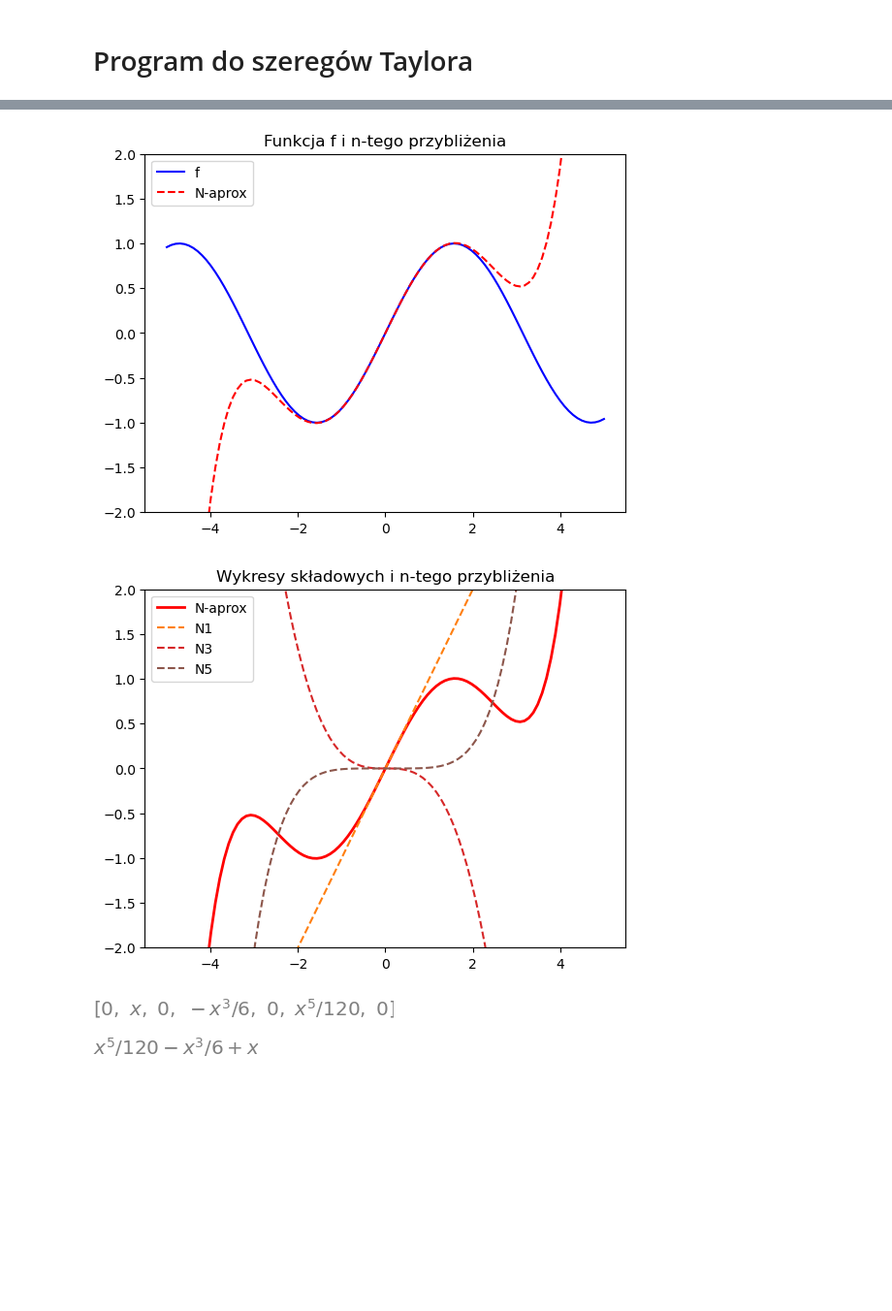
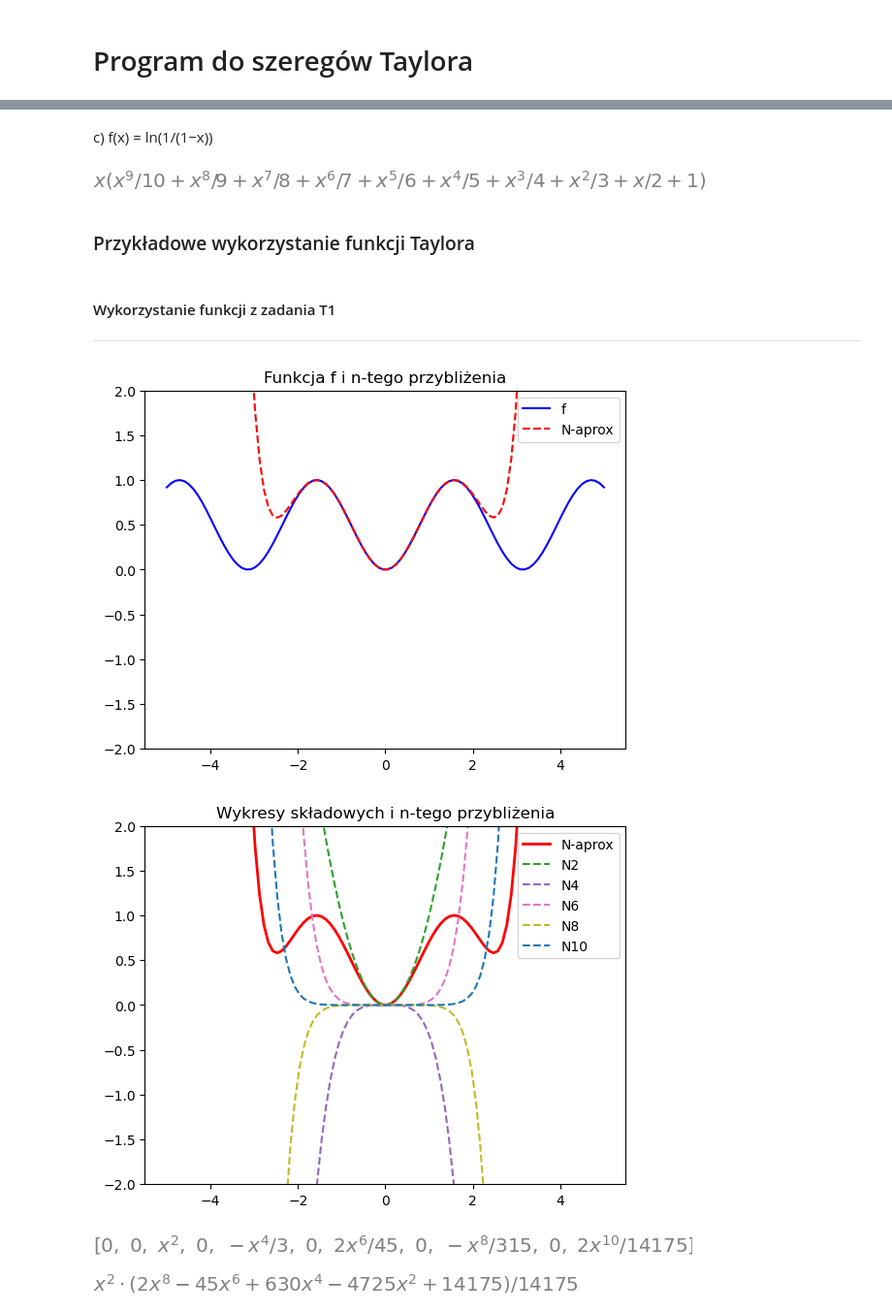
Before and after one commit to pzajaczkowski/ONWP, a Jupyter notebook: lista6/taylor.ipynb, the cells around one changed output, grey strips where cells are left out. Shown at 97% size. Saved outputs shown, nothing was run; the diff lists cells and outputs as text; code cells hidden in the pictures; blank space fills up the shorter version.

Commit message:
fourier i taylor gotowy

```diff
--- a/lista6/taylor.ipynb
+++ b/lista6/taylor.ipynb
@@ -4,27 +4,12 @@
 from sympy import (
     symbols,
     init_printing,
-    Integral,
-    cos,
-    sin,
-    Eq,
-    solve,
-    pi,
-    sqrt,
-    integrate,
-    And,
-    E,
-    plot,
-    exp,
-    tan,
-    factorial,
-    ln,
 )
+from sympy.calculus.util import continuous_domain
 import sympy as sp
-from sympy.plotting import plot_implicit
 import matplotlib.pyplot as plt
 import numpy as np
 
-x, y, z, r, t, k = symbols("x y z r t, k", real=True)
+x = symbols("x", real=True)
 init_printing(use_unicode=True)
 # %% [markdown]
@@ -32,14 +19,18 @@ init_printing(use_unicode=True)
 # %%
-def taylor1(f, n, x0=0):
+def taylor1(f, n, x0=0, draw=False, n_to_draw=[]):
     # W1: wyliczenie składowych
     skladowe = []
     for ni in range(n + 1):
-        skladowe.append(f.diff(x, ni).subs(x, x0) / factorial(ni) * (x - x0) ** ni)
+        skladowe.append(f.diff(x, ni).subs(x, x0) / sp.factorial(ni) * (x - x0) ** ni)
 
     # W2: wyliczenie n-tego przybliżenia
     n_aprox = sum(skladowe).simplify()
 
-    x_vals = np.linspace(x0 - 5, x0 + 5, 100)
+    if not draw:
+        return skladowe, n_aprox
+
+    domain = continuous_domain(f, x, sp.S.Reals)
+    x_vals = [x for x in np.linspace(x0 - 5, x0 + 5, 100) if x in domain]
     f_vals = [f.subs(x, val) for val in x_vals]
     fmax, fmin = int(max(f_vals)) + 2, int(min(f_vals)) - 2
     n_aprox_vals = [n_aprox.subs(x, val) for val in x_vals]
@@ -56,7 +47,7 @@ def taylor1(f, n, x0=0):
     # W4: generowanie wykresów
     plt.plot(x_vals, n_aprox_vals, label="N-aprox", color="red", linewidth=2)
     for i, func in enumerate(skladowe):
-        if func == 0:
+        if func == 0 or (len(n_to_draw) != 0 and i not in n_to_draw):
             continue
         func_vals = [func.subs(x, val) for val in x_vals]
         plt.plot(x_vals, func_vals, label=f"N{i}", color=f"C{i}", linestyle="dashed")
@@ -71,9 +116,22 @@ def taylor1(f, n, x0=0):
+# %% [markdown]
+c) f(x) = ln(1/(1−x))
+# %%
+skladowe, n_przyblizenie = taylor1(sp.ln(1 / (1 - x)), 10)
+display(n_przyblizenie)
+# %% [output]
+[figure, added]
+# %% [markdown]
+### Przykładowe wykorzystanie funkcji Taylora
+# %% [markdown]
+#### Wykorzystanie funkcji z zadania T1
+
+---
 # %%
-skladowe, n_aprox = taylor1(sin(x), 6)
+skladowe, n_aprox = taylor1(sp.sin(x) ** 2, 10, draw=True)
 display(skladowe)
 display(n_aprox)
 # %% [output]
-[figure, old version]
+[figure, new version]
-[figure, old version]
+[figure, new version]
-[figure, old version]
+[figure, new version]
-[figure, old version]
+[figure, new version]
```
Also changed, not shown: parts of 13 cells of this notebook, 3 other files.
